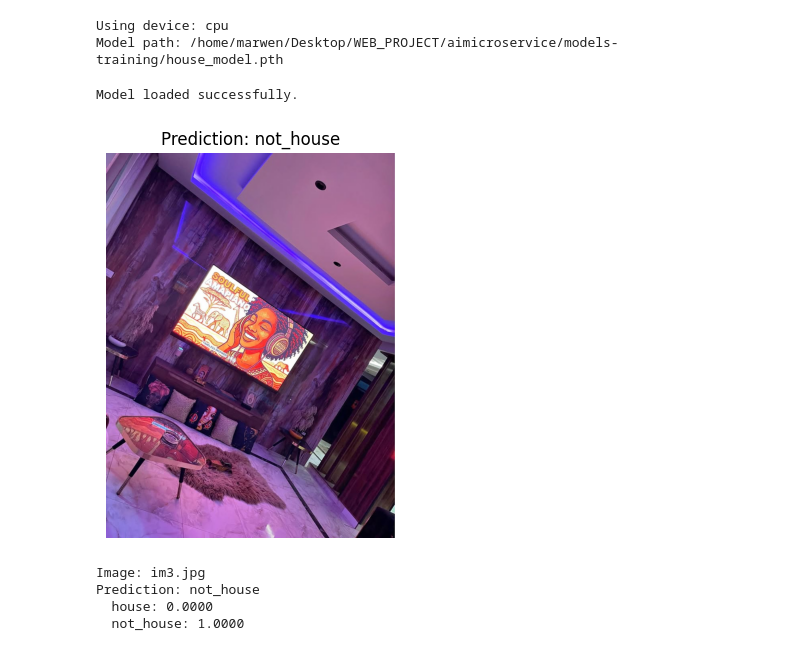
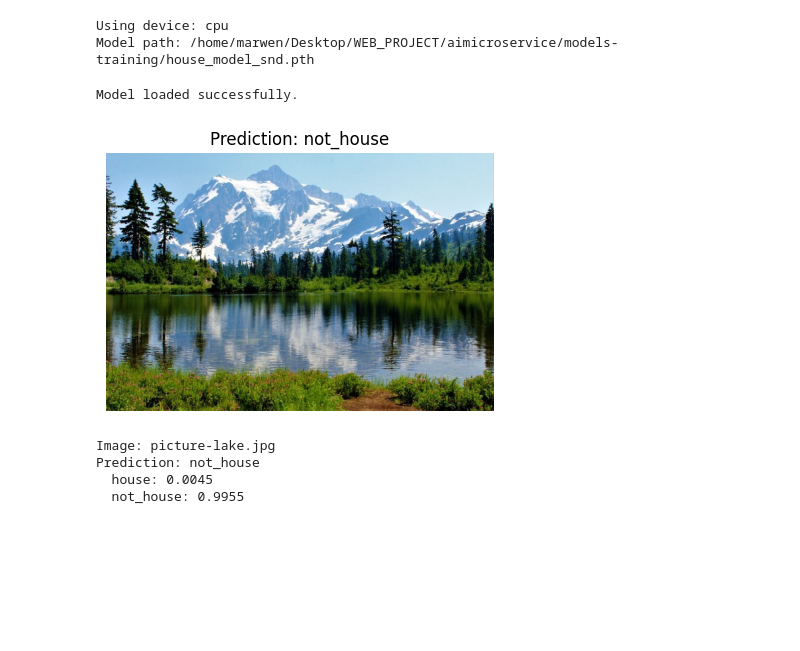
Before and after one commit to eng-Marwen/P2M, a Jupyter notebook: aimicroservice/models-training/test_built_model.ipynb, the cells around one changed output. Saved outputs shown, nothing was run; the diff lists cells and outputs as text; code cells hidden in the pictures; blank space fills up the shorter version.

Commit message:
test the second trained model

```diff
--- a/aimicroservice/models-training/test_built_model.ipynb
+++ b/aimicroservice/models-training/test_built_model.ipynb
@@ -10,7 +10,7 @@ from PIL import Image
 from torchvision import models, transforms
 # %%
 # Configuration (edit these paths if needed)
-MODEL_PATH = Path("house_model.pth")
+MODEL_PATH = Path("house_model_snd.pth")
 DEFAULT_IMAGE_PATH = Path("im3.jpg")
 DEFAULT_IMAGES_FOLDER = Path("data/custom")
 
@@ -26,7 +26,7 @@ if not MODEL_PATH.exists():
 print("Model path:", MODEL_PATH.resolve())
 # %% [output]
 Using device: cpu
-Model path: /home/marwen/Desktop/WEB_PROJECT/aimicroservice/models-training/house_model.pth
+Model path: /home/marwen/Desktop/WEB_PROJECT/aimicroservice/models-training/house_model_snd.pth
 # %%
 # Build model architecture and load trained weights
 def load_house_model(model_path: Path, device: torch.device) -> nn.Module:
@@ -88,23 +88,23 @@ def predict_image(
     return pred_label, probs
 # %%
 # Test a single image
-image_path = Path("im3.jpg")  # change to your image path
+image_path = Path("picture-lake.jpg")  # change to your image path
 pred_label, probs = predict_image(
     image_path=image_path,
     model=model,
     transform=inference_transform,
     class_names=CLASS_NAMES,
     device=DEVICE,
     show=True,
     )
 
 print(f"Image: {image_path}")
 print(f"Prediction: {pred_label}")
 for i, c in enumerate(CLASS_NAMES):
     print(f"  {c}: {probs[i].item():.4f}")
 # %% [output]
-[figure, old version]
+[figure, new version]
-Image: im3.jpg
+Image: picture-lake.jpg
 Prediction: not_house
-  house: 0.0000
-  not_house: 1.0000
+  house: 0.0045
+  not_house: 0.9955
```
